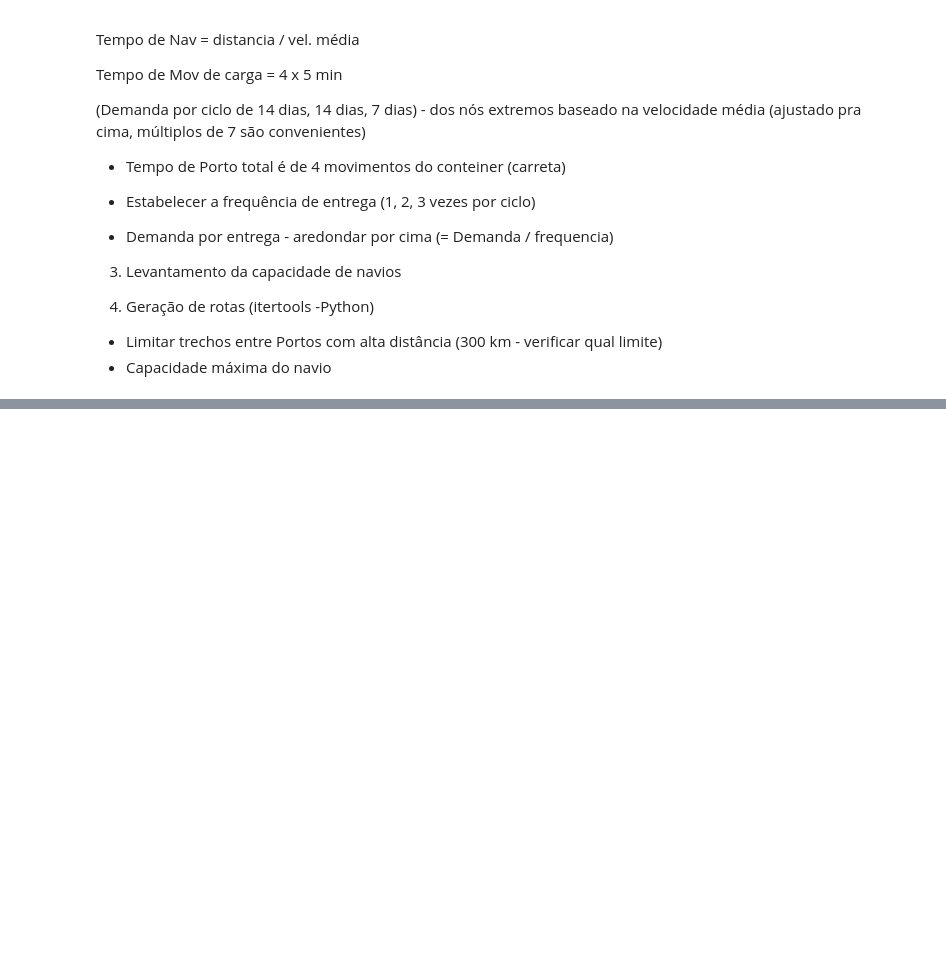
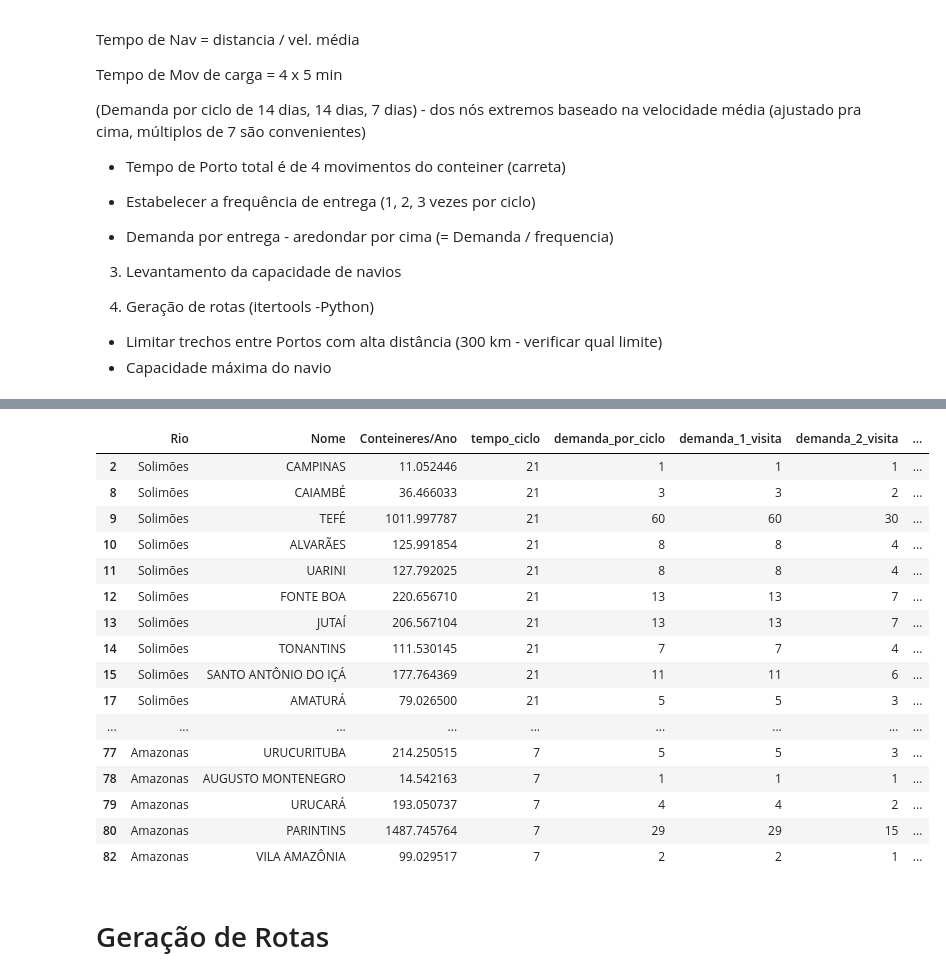
Before and after one commit to guidurbano/tcc-GNL-amazon, a Jupyter notebook: notebooks/demand_SI_AM.ipynb, the cells around one changed output, grey strips where cells are left out. Saved outputs shown, nothing was run; the diff lists cells and outputs as text; code cells hidden in the pictures; blank space fills up the shorter version.

Commit message:
feat(develop): frequencia de visitas
Signed-off-by: guilhermedurbano <guilhermedurbano@gmail.com>

```diff
--- a/notebooks/demand_SI_AM.ipynb
+++ b/notebooks/demand_SI_AM.ipynb
@@ -383,0 +403,2 @@ Tempo de ciclo: 313.29 [h] ou 13.05 [dias]
+# %%
+df_sample['tempo_ciclo'] = df_sample.Rio.apply(_tempo_de_ciclo)
@@ -383,0 +432,63 @@ Tempo de ciclo: 313.29 [h] ou 13.05 [dias]
+# %%
+# Observando qual demanda por visita parece razoavel:
+freq_visita = {'CAMPINAS': 1,
+ 'CAIAMBÉ': 1,
+ 'TEFÉ': 3,
+ 'ALVARÃES': 1,
+ 'UARINI': 1,
+ 'FONTE BOA': 2,
+ 'JUTAÍ': 2,
+ 'TONANTINS': 1,
+ 'SANTO ANTÔNIO DO IÇÁ': 1,
+ 'AMATURÁ': 1,
+ 'SÃO PAULO DE OLIVENÇA': 1,
+ 'SANTA RITA DO WEILL': 1,
+ 'BELÉM DO SOLIMÕES': 1,
+ 'FEIJOAL': 1,
+ 'BENJAMIN CONSTANT': 3,  # talvez 3+
+ 'TABATINGA': 3, # talvez 3+
+ 'AUTAZES': 2,
+ 'NOVA OLINDA DO NORTE': 2,
+ 'AXINIM': 1,
+ 'BORBA': 2,
+ 'NOVO ARIPUANÃ': 1,
+ 'MANICORÉ': 2,
+ 'AUXILIADORA': 1,
+ 'HUMAITÁ': 3, # talvez 3+
+ 'ITACOATIARA': 3, # talvez 3+
+ 'NOVO REMANÇO': 1,
+ 'URUCURITUBA': 1,
+ 'AUGUSTO MONTENEGRO': 1,
+ 'URUCARÁ': 1,
+ 'PARINTINS': 3,
+ 'VILA AMAZÔNIA': 1
+              }
+# %%
+def _demanda_por_visita(data):
+    return data[data[3] - 1]
+# %%
+# Mapear frequencias observadas
+df_sample['freq_visita'] = df_sample['Nome'].map(freq_visita)
+df_sample['demanda_por_visita'] = df_sample.iloc[:, -4:].apply(_demanda_por_visita, axis=1)
+# %%
+df_sample
+# %% [output]
+|  | Rio | Nome | Conteineres/Ano | tempo_ciclo | demanda_por_ciclo | demanda_1_visita | demanda_2_visita | ... |
+| 2 | Solimões | CAMPINAS | 11.052446 | 21 | 1 | 1 | 1 | ... |
+| 8 | Solimões | CAIAMBÉ | 36.466033 | 21 | 3 | 3 | 2 | ... |
+| 9 | Solimões | TEFÉ | 1011.997787 | 21 | 60 | 60 | 30 | ... |
+| 10 | Solimões | ALVARÃES | 125.991854 | 21 | 8 | 8 | 4 | ... |
+| 11 | Solimões | UARINI | 127.792025 | 21 | 8 | 8 | 4 | ... |
+| 12 | Solimões | FONTE BOA | 220.656710 | 21 | 13 | 13 | 7 | ... |
+| 13 | Solimões | JUTAÍ | 206.567104 | 21 | 13 | 13 | 7 | ... |
+| 14 | Solimões | TONANTINS | 111.530145 | 21 | 7 | 7 | 4 | ... |
+| 15 | Solimões | SANTO ANTÔNIO DO IÇÁ | 177.764369 | 21 | 11 | 11 | 6 | ... |
+| 17 | Solimões | AMATURÁ | 79.026500 | 21 | 5 | 5 | 3 | ... |
+| ... | ... | ... | ... | ... | ... | ... | ... | ... |
+| 77 | Amazonas | URUCURITUBA | 214.250515 | 7 | 5 | 5 | 3 | ... |
+| 78 | Amazonas | AUGUSTO MONTENEGRO | 14.542163 | 7 | 1 | 1 | 1 | ... |
+| 79 | Amazonas | URUCARÁ | 193.050737 | 7 | 4 | 4 | 2 | ... |
+| 80 | Amazonas | PARINTINS | 1487.745764 | 7 | 29 | 29 | 15 | ... |
+| 82 | Amazonas | VILA AMAZÔNIA | 99.029517 | 7 | 2 | 2 | 1 | ... |
+# %% [markdown]
+# Geração de Rotas
```
Also changed, not shown: parts of 20 cells of this notebook.
